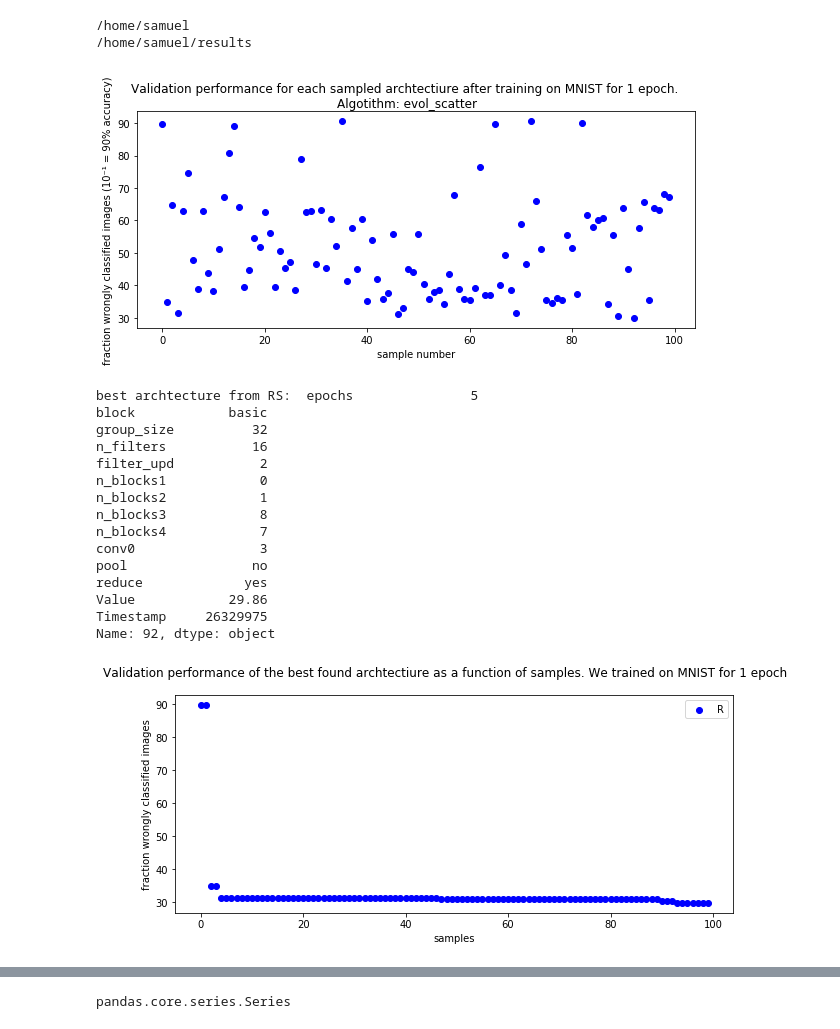
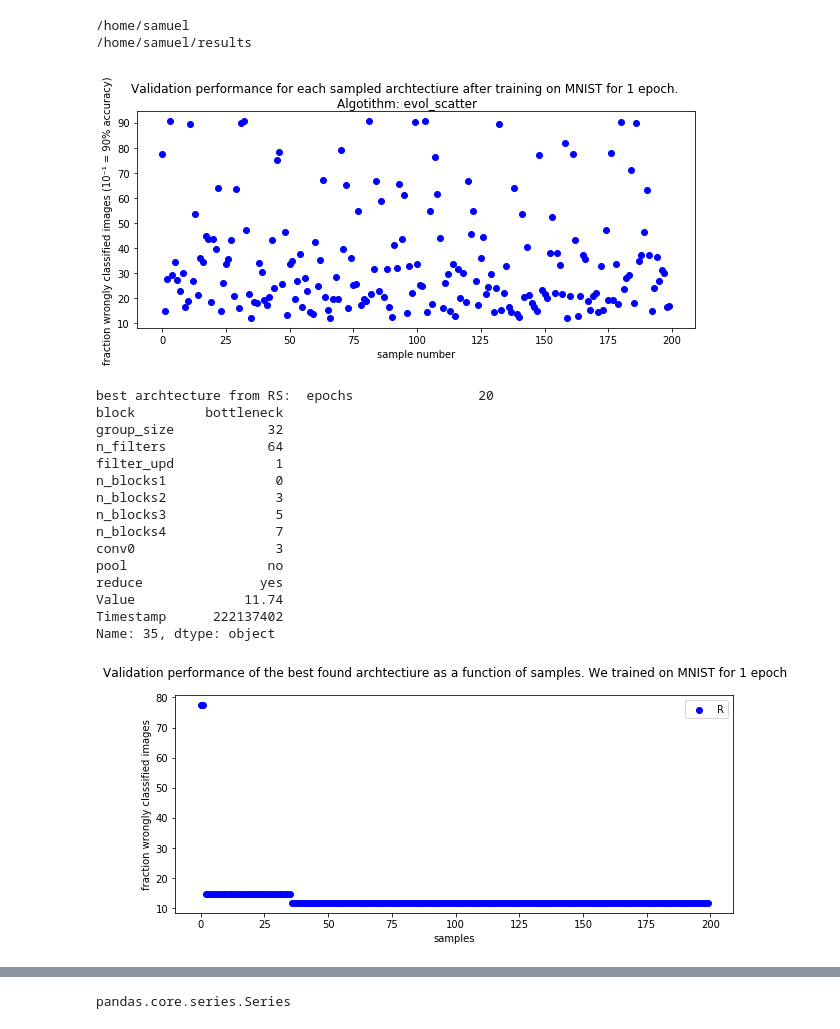
Before and after one commit to samuellundberg/NeuralArchitectureSearch, a Jupyter notebook: my_hypermapper/example_scenarios/quick_start/DataVisualization.ipynb, the cells around one changed output, grey strips where cells are left out. Cells and saved outputs as stored; diff of their text form; code cells hidden in the pictures.

Commit message:
minor: use time as x-axis and read RS + RE data

```diff
--- a/my_hypermapper/example_scenarios/quick_start/DataVisualization.ipynb
+++ b/my_hypermapper/example_scenarios/quick_start/DataVisualization.ipynb
@@ -22,51 +22,51 @@ def make_scatter(data, color, name):
         if value < best[1]:
             best = (i, value)
         scores[i, :] = [i, value]  # RS is saved  in reversed order
 
 
 
     # view data. I plot in logscale to easier see differnce between good samples
     plt.figure(figsize=(10,4))
     plt.scatter(scores[:,0], scores[:,1], color = color)
     #plt.yscale('log')
 
     plt.suptitle('Validation performance for each sampled archtectiure after training on MNIST for 1 epoch. \nAlgotithm: '+ name)
     plt.xlabel('sample number')
     plt.ylabel('fraction wrongly classified images (10⁻¹ = 90% accuracy)')
-    plt.savefig(name)
+    #plt.savefig(name)
 
     plt.show()
 
     return best
 
 #legend = ax.legend(loc='upper center', shadow=True, fontsize='x-large')
 
 # Put a nicer background color on the legend.
 #legend.get_frame().set_facecolor('C0')
 
-data = pd.read_csv('resnextNRE20_80.csv')
+data = pd.read_csv('resnextRS200.csv')
 bestRS = make_scatter(data, 'blue', 'evol_scatter')
 
 best_arch_RS = data.iloc[bestRS[0]]
 
 print('best archtecture from RS: ', best_arch_RS)
 # %% [output]
-[figure, old version]
+[figure, new version]
-best archtecture from RS:  epochs               5
-block            basic
-group_size          32
-n_filters           16
-filter_upd           2
-n_blocks1            0
-n_blocks2            1
-n_blocks3            8
-n_blocks4            7
-conv0                3
-pool                no
-reduce             yes
-Value            29.86
-Timestamp     26329975
-Name: 92, dtype: object
+best archtecture from RS:  epochs                20
+block         bottleneck
+group_size            32
+n_filters             64
+filter_upd             1
+n_blocks1              0
+n_blocks2              3
+n_blocks3              5
+n_blocks4              7
+conv0                  3
+pool                  no
+reduce               yes
+Value              11.74
+Timestamp      222137402
+Name: 35, dtype: object
 # %%
 #data = pd.read_csv ('mnist_BO_10+40.csv')
 
@@ -90,11 +90,11 @@ plt.ylabel('fraction wrongly classified images')
             #fontdict={'size': 24, 'color':  'red'})
 #plt.yscale('log')
 plt.legend(('Random Search'))
-plt.savefig('evol_running_best')
+#plt.savefig('evol_running_best')
 
 plt.show()
 # %% [output]
-[figure, old version]
+[figure, new version]
 # %%
 %ls
 # %% [output]
```
Also changed, not shown: parts of 4 cells of this notebook.
